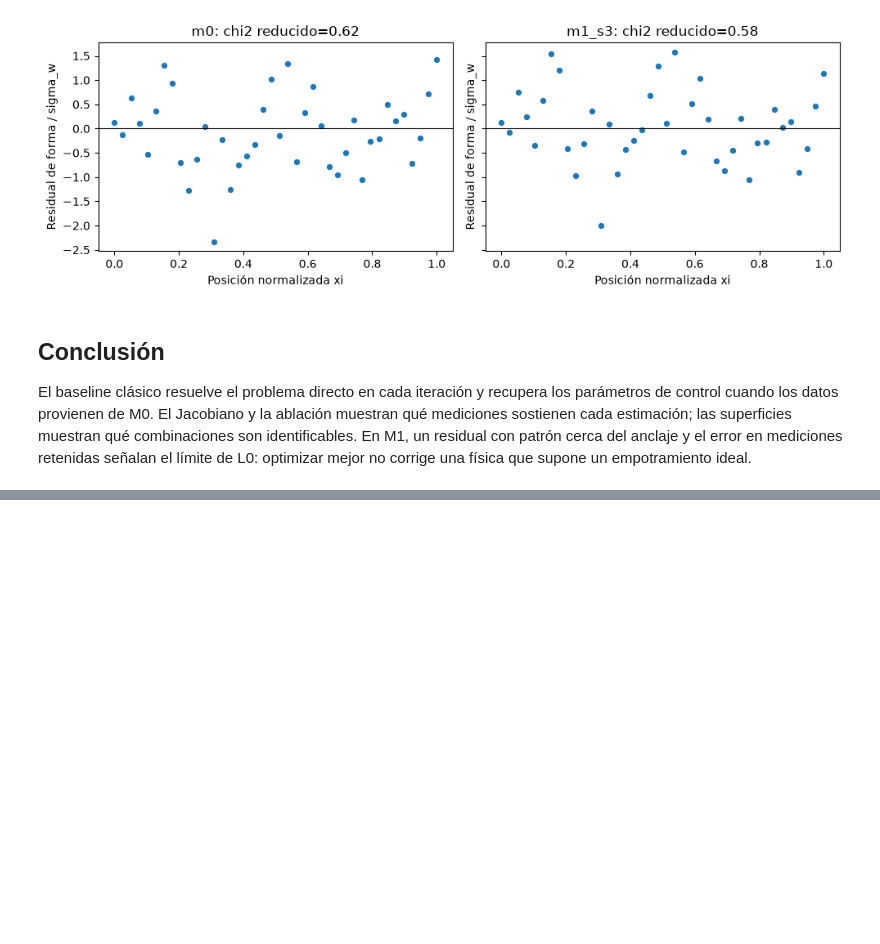
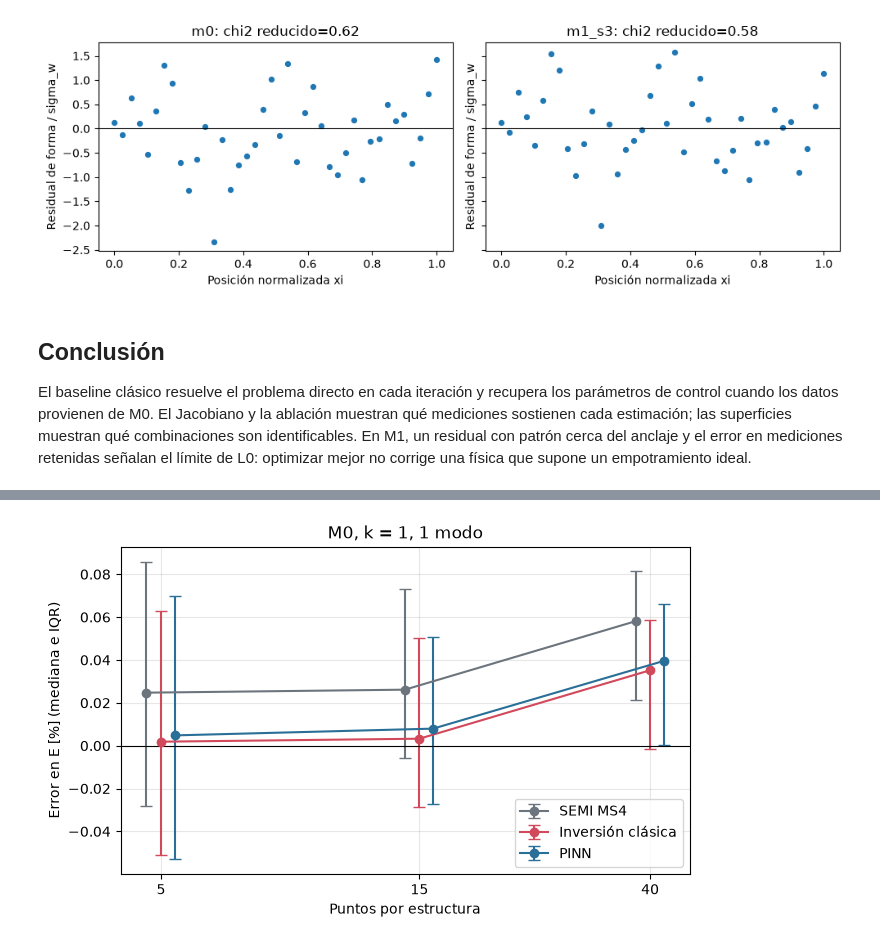
Before and after one commit to isabellaarangor/proyecto-integrador-team39-MNA, a Jupyter notebook: entregables/avance3/Avance3.39.ipynb, the cells around one changed output, grey strips where cells are left out. Cells and saved outputs as stored; diff of their text form; code cells hidden in the pictures; blank space fills up the shorter version.

```diff
--- a/entregables/avance3/Avance3.39.ipynb
+++ b/entregables/avance3/Avance3.39.ipynb
@@ -705,0 +742,20 @@ tablas generadas por este notebook.
+# %%
+semi = celdas.xs("semi_ms4", level="metodo")["sesgo_E_pct"]
+filas = {}
+for m in METODOS:
+    c = celdas.xs(m, level="metodo")
+    en_m0 = c.xs("m0", level="caso")
+    en_m1 = c.drop(index="m0", level="caso")
+    exceso = en_m1["sesgo_E_pct"].abs() - semi.loc[en_m1.index].abs()
+    filas[metricas.NOMBRES[m]] = {
+        "|sesgo| máx. en M0 [%]": en_m0["sesgo_E_pct"].abs().max(),
+        "dispersión máx. [%]": c["dispersion_E_pct"].max(),
+        "tasa de éxito mín.": c["tasa_exito"].min(),
+        "exceso máx. sobre SEMI MS4 en M1 [puntos]": exceso.max(),
+        "cumple": bool(en_m0["sesgo_E_pct"].abs().max() < 0.1 and c["dispersion_E_pct"].max() < 0.1
+                       and c["tasa_exito"].min() == 1 and exceso.max() <= 0.5),
+        "|sesgo σ₀| máx. en M1 [%]": c["sesgo_sigma0_pct"].drop(index="m0", level="caso").abs().max()
+                                      if "sesgo_sigma0_pct" in c and c["sesgo_sigma0_pct"].notna().any() else np.nan,
+        "tiempo mediano [s]": principal[principal["metodo"] == m]["tiempo_s"].median(),
+    }
+display(pd.DataFrame(filas).T)
@@ -705,0 +779,19 @@ tablas generadas por este notebook.
+# %%
+curva = todas[(todas["bloque"] != "verificación") & (todas["caso"] == "m0") & (todas["k"] == 1) & (todas["n_modos"] == 1)]
+cuartiles = curva.groupby(["metodo", "N"])["error_E_pct"].quantile([0.25, 0.5, 0.75]).unstack()
+fig, ax = plt.subplots(figsize=(6.5, 4), constrained_layout=True)
+for j, m in enumerate(METODOS):
+    q = cuartiles.loc[m]
+    x = q.index * (1 + 0.06 * (j - 1))  # desplazados para que no se encimen
+    ax.errorbar(x, q[0.5], yerr=[q[0.5] - q[0.25], q[0.75] - q[0.5]], fmt="o-", capsize=4,
+                color=metricas.COLORES[m], label=metricas.NOMBRES[m])
+ax.axhline(0, color="black", lw=0.8)
+ax.set_xscale("log")
+ax.set_xticks([5, 15, 40], ["5", "15", "40"])
+ax.minorticks_off()
+ax.set(xlabel="Puntos por estructura", ylabel="Error en E [%] (mediana e IQR)", title="M0, k = 1, 1 modo")
+ax.legend()
+ax.grid(alpha=0.3)
+plt.show()
+# %% [output]
+[figure, added]
```
Also changed, not shown: parts of 45 cells of this notebook, 4 other files.
